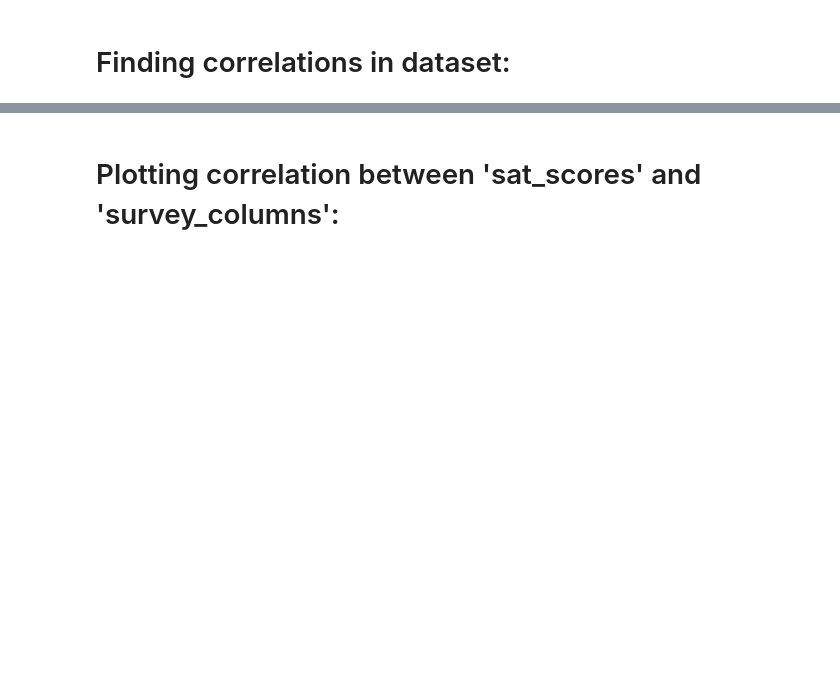
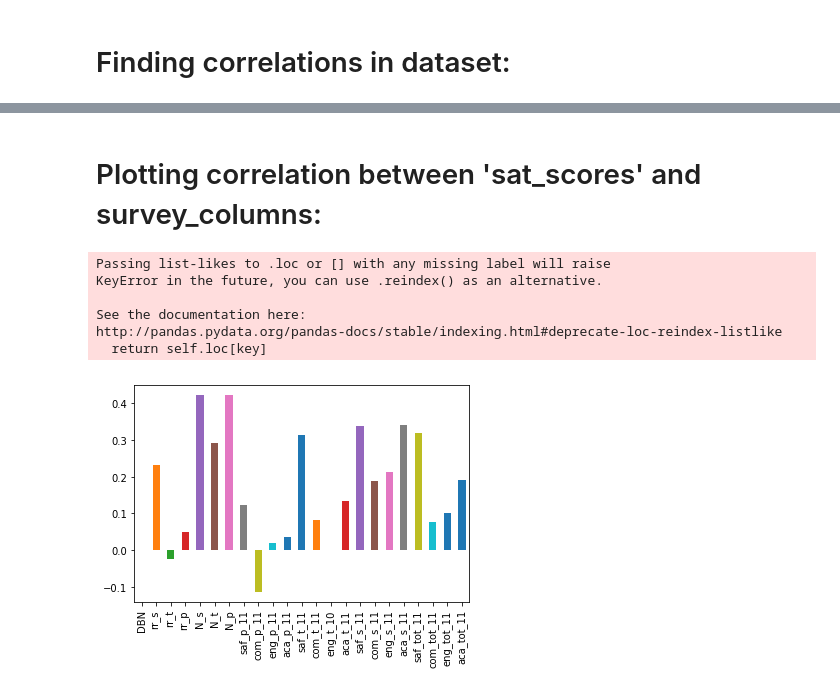
Before and after one commit to CJL89/NYC-High-School-Data, a Jupyter notebook: NYC High School Data.ipynb, the cells around one changed output, grey strips where cells are left out. Saved outputs shown, nothing was run; the diff lists cells and outputs as text; code cells hidden in the pictures; blank space fills up the shorter version.

```diff
--- a/NYC High School Data.ipynb
+++ b/NYC High School Data.ipynb
@@ -349,2 +358,14 @@ Name: sat_score, dtype: float64
 # %% [markdown]
-# Plotting correlation between 'sat_scores' and 'survey_columns':
+# Plotting correlation between 'sat_scores' and survey_columns:
+# %%
+# Iteration through the columns and plotting them:
+combined.corr()["sat_score"][survey_columns].plot.bar()
+plt.show()
+# %% [output]
+Passing list-likes to .loc or [] with any missing label will raise
+KeyError in the future, you can use .reindex() as an alternative.
+
+See the documentation here:
+http://pandas.pydata.org/pandas-docs/stable/indexing.html#deprecate-loc-reindex-listlike
+  return self.loc[key]
+[figure, added]
```
Also changed, not shown: parts of 37 cells of this notebook, 6 other files.
